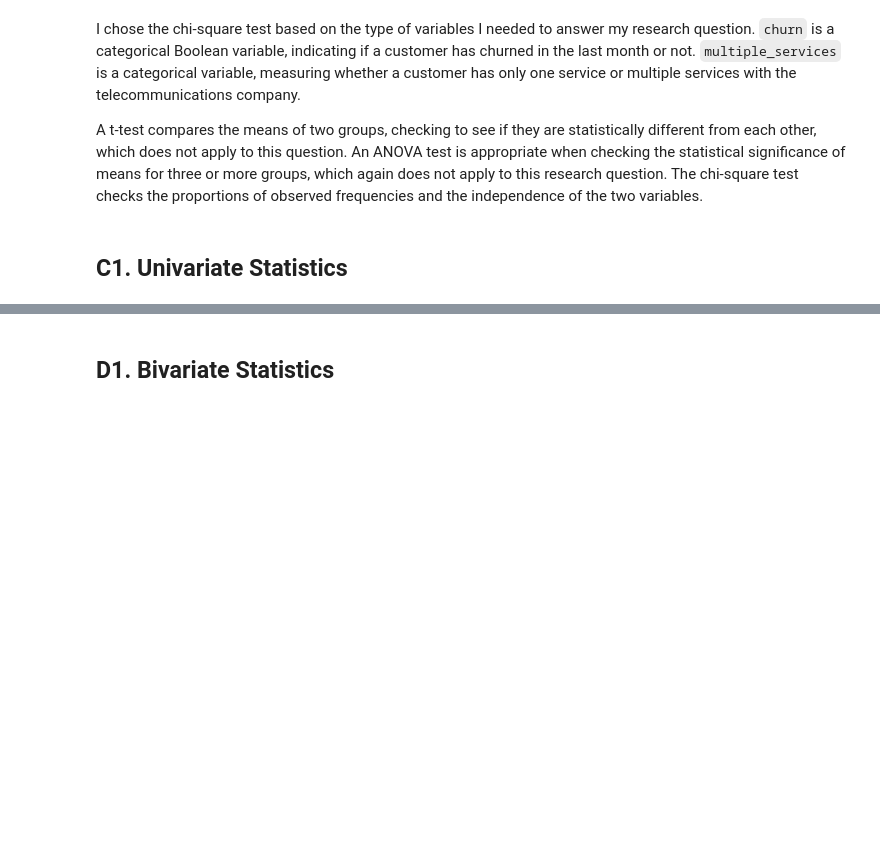
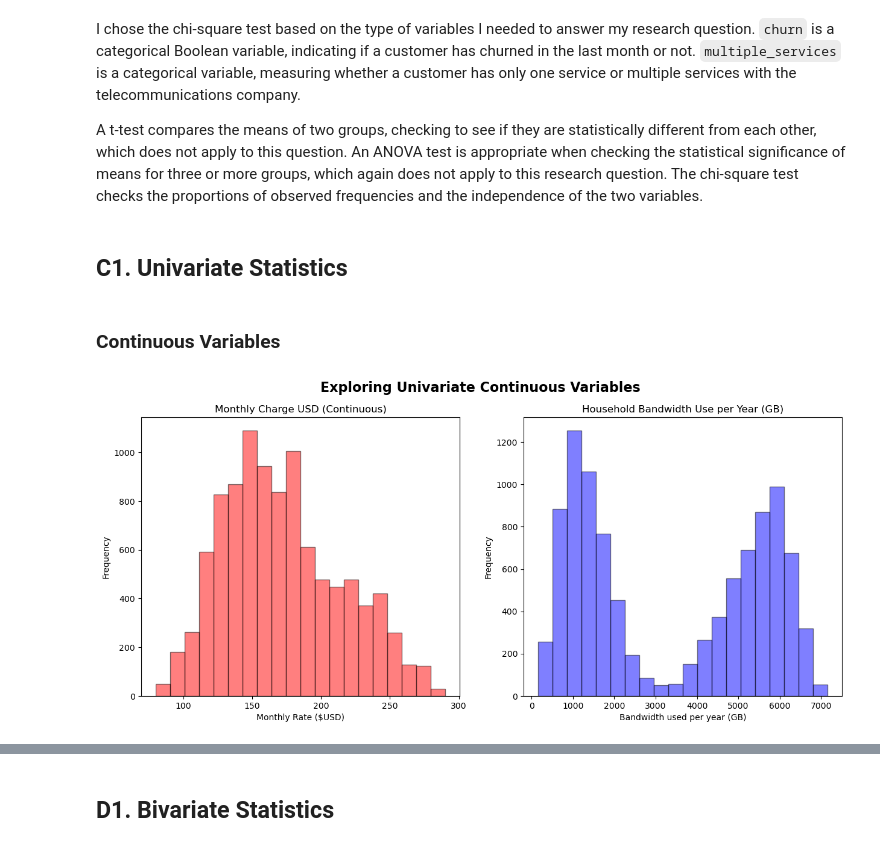
Before and after one commit to smmurdock/WGU-MSDA-DS, a Jupyter notebook: D207/Murdock_Shanay D207 PA Churn.ipynb, the cells around one changed output, grey strips where cells are left out. Drawn from its saved outputs; the diff is of its cells as text; code cells hidden in the pictures; blank space fills up the shorter version.

Commit message:
Add C1. plots for continuous variables

```diff
--- a/D207/Murdock_Shanay D207 PA Churn.ipynb
+++ b/D207/Murdock_Shanay D207 PA Churn.ipynb
@@ -346,3 +347,36 @@ I chose the chi-square test based on the type of variables I needed to answer my
 A t-test compares the means of two groups, checking to see if they are statistically different from each other, which does not apply to this question. An ANOVA test is appropriate when checking the statistical significance of means for three or more groups, which again does not apply to this research question. The chi-square test checks the proportions of observed frequencies and the independence of the two variables.
 # %% [markdown]
 ## C1. Univariate Statistics
+# %% [markdown]
+### Continuous Variables
+# %%
+# outage_sec_per_week, bandwidth_gb_year
+fig, ax = plt.subplots(1, 2, figsize=(15,6))
+
+# plt.figure(figsize=(15,6))
+fig.suptitle("Exploring Univariate Continuous Variables", fontsize=16, fontweight='bold')
+
+# Left plot - outage_sec_per_week
+ax[0].hist(df.monthly_charge,
+        bins=20,
+        edgecolor='black',
+        color='red',
+        alpha=0.5);
+ax[0].set(title="Monthly Charge USD (Continuous)",
+         xlabel="Monthly Rate ($USD)",
+         ylabel='Frequency')
+
+# Right plot - bandwidth_gb_year
+ax[1].hist(df.bandwidth_gb_year,
+        bins=20,
+        edgecolor='black',
+        color='blue',
+        alpha=0.5);
+ax[1].set(title="Household Bandwidth Use per Year (GB)",
+          xlabel="Bandwidth used per year (GB)",
+          ylabel="Frequency")
+
+# Show the plots
+plt.show();
+# %% [output]
+[figure, added]
```
Also changed, not shown: parts of 7 cells of this notebook.
